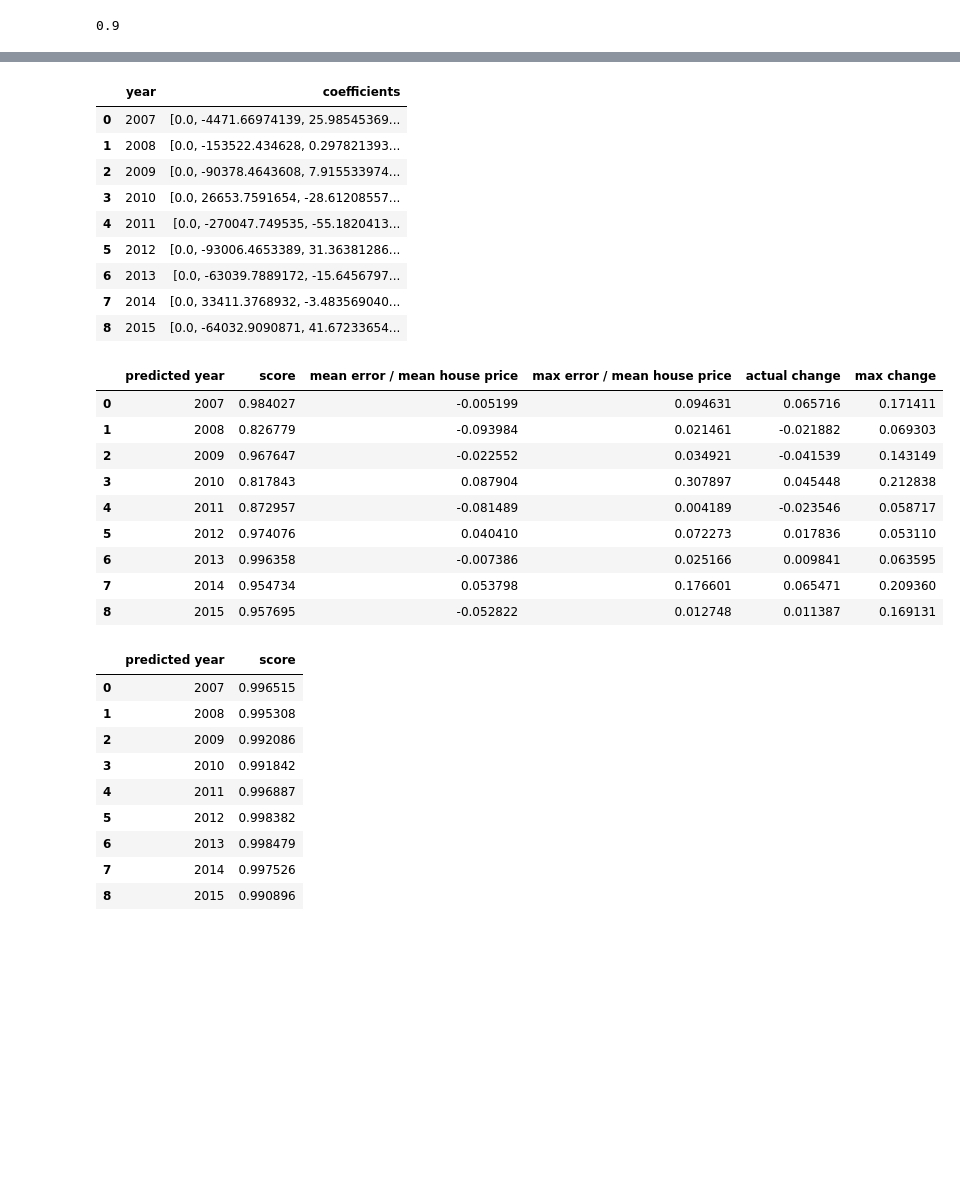
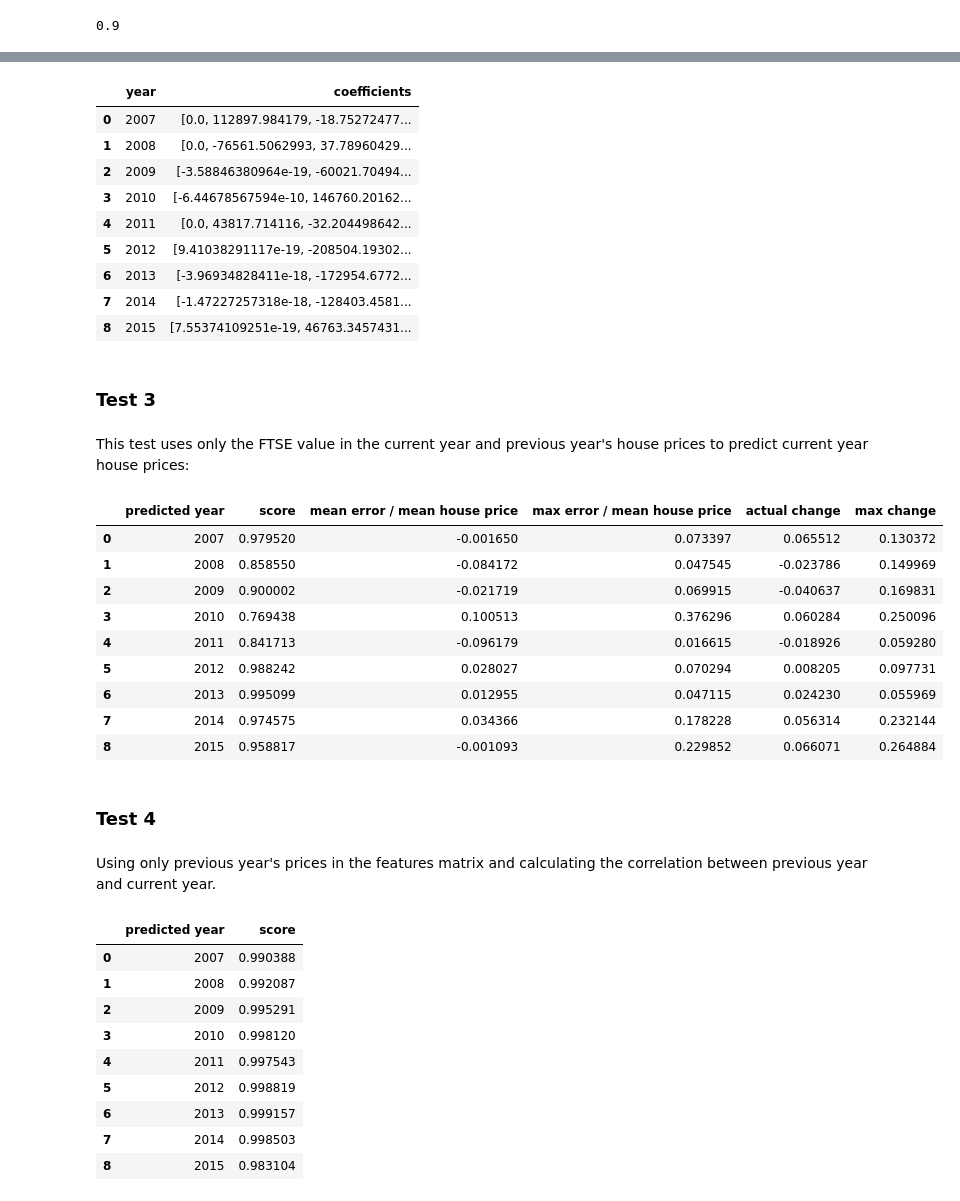
Before and after one commit to IvanTodorovic78/Capstone1, a Jupyter notebook: Capstone1 EDA and Visualizations.ipynb, the cells around one changed output, grey strips where cells are left out. Saved outputs shown, nothing was run; the diff lists cells and outputs as text; code cells hidden in the pictures; blank space fills up the shorter version.

```diff
--- a/Capstone1 EDA and Visualizations.ipynb
+++ b/Capstone1 EDA and Visualizations.ipynb
@@ -1082,7 +1092,7 @@ Then predict prices for year 1 based on features for year 1
 Repeat for all years available and obtain score
 """
 
-select_cluster = 1
+select_cluster = 0
 years = []
 scores = []
 for yr in range(2005,2015):
@@ -1146,7 +1156,7 @@ hp_years_log.var(axis=0).plot()
 [figure]
 # %%
 # fit a linear regression model using the log transform of features and prices
-select_cluster = 1
+select_cluster = 0
 years = []
 scores = []
 for yr in range(2005,2015):
@@ -1283,6 +1295,6 @@ list(lm.coef_)
 # %%
-# fit a linear regression model for a cluster
-select_cluster = 1
+# same code without plots, to be used in the series of tests with different configurations of X
+select_cluster = 2
 years = []
 scores = []
 mean_errors = []
@@ -1343,6 +1359,5 @@ print coefficients
 # %%
-# fit a linear regression model for a cluster
-select_cluster = 1
+select_cluster = 2
 years = []
 scores = []
 mean_errors = []
@@ -1395,18 +1410,21 @@ results1
 coefficients
 # %% [output]
 |  | year | coefficients |
-| 0 | 2007 | [0.0, -4471.66974139, 25.98545369... |
-| 1 | 2008 | [0.0, -153522.434628, 0.297821393... |
-| 2 | 2009 | [0.0, -90378.4643608, 7.915533974... |
-| 3 | 2010 | [0.0, 26653.7591654, -28.61208557... |
-| 4 | 2011 | [0.0, -270047.749535, -55.1820413... |
-| 5 | 2012 | [0.0, -93006.4653389, 31.36381286... |
-| 6 | 2013 | [0.0, -63039.7889172, -15.6456797... |
-| 7 | 2014 | [0.0, 33411.3768932, -3.483569040... |
-| 8 | 2015 | [0.0, -64032.9090871, 41.67233654... |
+| 0 | 2007 | [0.0, 112897.984179, -18.75272477... |
+| 1 | 2008 | [0.0, -76561.5062993, 37.78960429... |
+| 2 | 2009 | [-3.58846380964e-19, -60021.70494... |
+| 3 | 2010 | [-6.44678567594e-10, 146760.20162... |
+| 4 | 2011 | [0.0, 43817.714116, -32.204498642... |
+| 5 | 2012 | [9.41038291117e-19, -208504.19302... |
+| 6 | 2013 | [-3.96934828411e-18, -172954.6772... |
+| 7 | 2014 | [-1.47227257318e-18, -128403.4581... |
+| 8 | 2015 | [7.55374109251e-19, 46763.3457431... |
+# %% [markdown]
+### Test 3
+# %% [markdown]
+This test uses only the FTSE value in the current year and previous year's house prices to predict current year house prices:
 # %%
-# fit a linear regression model for a cluster
-select_cluster = 1
+select_cluster = 2
 years = []
 scores = []
 mean_errors = []
@@ -1419,45 +1437,48 @@ for yr in range(2005,2014):
     lm = LinearRegression()
     x0 = pd.concat([X(select_cluster, yr).iloc[:,0], X(select_cluster, yr+1).iloc[:,0], q(select_cluster, yr)], axis=1).values
     x1 = pd.concat([X(select_cluster, yr+1).iloc[:,0], X(select_cluster, yr+2).iloc[:,0], q(select_cluster, yr+1)], axis=1).values
     #x2 = X(select_cluster, yr+2).values
     y0 = (q(select_cluster, yr+1)).values
     y1 = (q(select_cluster, yr+2)).values
     #y2 = (p(select_cluster, yr+2)).values
     lm.fit(x0, y0)
     y1_pred = lm.predict(x1)
     error = y1-y1_pred
     score = lm.score(x1, y1)
     #print ('predicted year: ', yr+2, 'score: ', score)
 
     years.append(yr+2)
     scores.append(score)
     mean_errors.append(error.mean() / y1.mean())
     max_errors.append(abs(error.max()) / y1.mean())
     actual_change.append((y1/y0-1).mean())
     max_change.append((abs(y1-y0)/y1.mean()).max())
     coefficients.append(list(lm.coef_))
 
 
 results2 = pd.DataFrame(zip(years, scores, mean_errors, max_errors, actual_change, max_change))
 results2.columns = ['predicted year', 'score', 'mean error / mean house price', 'max error / mean house price', 'actual change', 'max change']
 coefficients2 = pd.DataFrame(zip(years, coefficients))
 coefficients2.columns = ['year', 'coefficients']
 
 results2
 # %% [output]
 |  | predicted year | score | mean error / mean house price | max error / mean house price | actual change | max change |
-| 0 | 2007 | 0.984027 | -0.005199 | 0.094631 | 0.065716 | 0.171411 |
-| 1 | 2008 | 0.826779 | -0.093984 | 0.021461 | -0.021882 | 0.069303 |
-| 2 | 2009 | 0.967647 | -0.022552 | 0.034921 | -0.041539 | 0.143149 |
-| 3 | 2010 | 0.817843 | 0.087904 | 0.307897 | 0.045448 | 0.212838 |
-| 4 | 2011 | 0.872957 | -0.081489 | 0.004189 | -0.023546 | 0.058717 |
-| 5 | 2012 | 0.974076 | 0.040410 | 0.072273 | 0.017836 | 0.053110 |
-| 6 | 2013 | 0.996358 | -0.007386 | 0.025166 | 0.009841 | 0.063595 |
-| 7 | 2014 | 0.954734 | 0.053798 | 0.176601 | 0.065471 | 0.209360 |
-| 8 | 2015 | 0.957695 | -0.052822 | 0.012748 | 0.011387 | 0.169131 |
+| 0 | 2007 | 0.979520 | -0.001650 | 0.073397 | 0.065512 | 0.130372 |
+| 1 | 2008 | 0.858550 | -0.084172 | 0.047545 | -0.023786 | 0.149969 |
+| 2 | 2009 | 0.900002 | -0.021719 | 0.069915 | -0.040637 | 0.169831 |
+| 3 | 2010 | 0.769438 | 0.100513 | 0.376296 | 0.060284 | 0.250096 |
+| 4 | 2011 | 0.841713 | -0.096179 | 0.016615 | -0.018926 | 0.059280 |
+| 5 | 2012 | 0.988242 | 0.028027 | 0.070294 | 0.008205 | 0.097731 |
+| 6 | 2013 | 0.995099 | 0.012955 | 0.047115 | 0.024230 | 0.055969 |
+| 7 | 2014 | 0.974575 | 0.034366 | 0.178228 | 0.056314 | 0.232144 |
+| 8 | 2015 | 0.958817 | -0.001093 | 0.229852 | 0.066071 | 0.264884 |
+# %% [markdown]
+### Test 4
+# %% [markdown]
+Using only previous year's prices in the features matrix and calculating the correlation between previous year and current year.
 # %%
-# linear model by clusters based onbly on previous year's prices
-select_cluster = 7
+select_cluster = 2
 years = []
 scores = []
 
@@ -1476,12 +1497,12 @@ results3.columns = ['predicted year', 'score']
 results3
 # %% [output]
 |  | predicted year | score |
-| 0 | 2007 | 0.996515 |
-| 1 | 2008 | 0.995308 |
-| 2 | 2009 | 0.992086 |
-| 3 | 2010 | 0.991842 |
-| 4 | 2011 | 0.996887 |
-| 5 | 2012 | 0.998382 |
-| 6 | 2013 | 0.998479 |
-| 7 | 2014 | 0.997526 |
-| 8 | 2015 | 0.990896 |
+| 0 | 2007 | 0.990388 |
+| 1 | 2008 | 0.992087 |
+| 2 | 2009 | 0.995291 |
+| 3 | 2010 | 0.998120 |
+| 4 | 2011 | 0.997543 |
+| 5 | 2012 | 0.998819 |
+| 6 | 2013 | 0.999157 |
+| 7 | 2014 | 0.998503 |
+| 8 | 2015 | 0.983104 |
```
Also changed, not shown: parts of 29 cells of this notebook, 1 other file.
